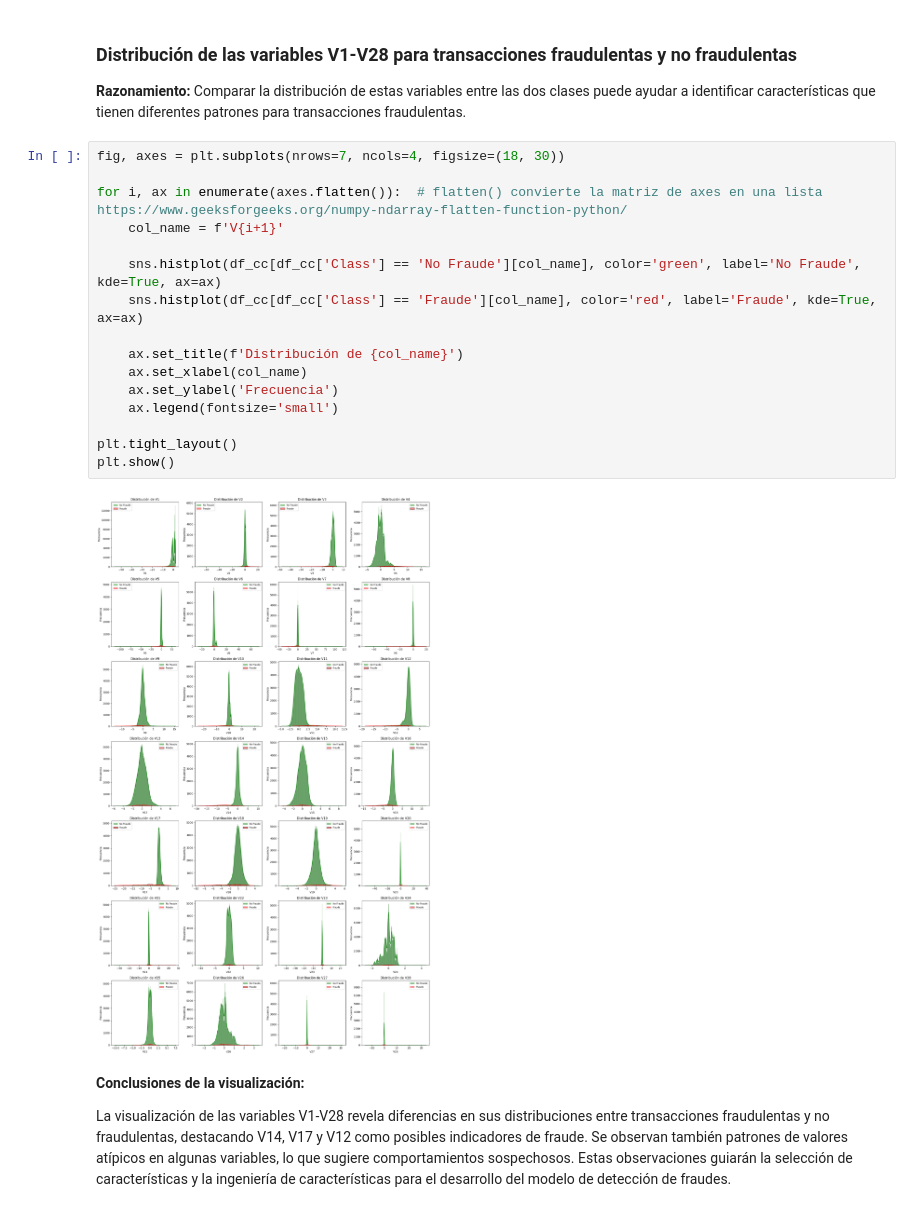
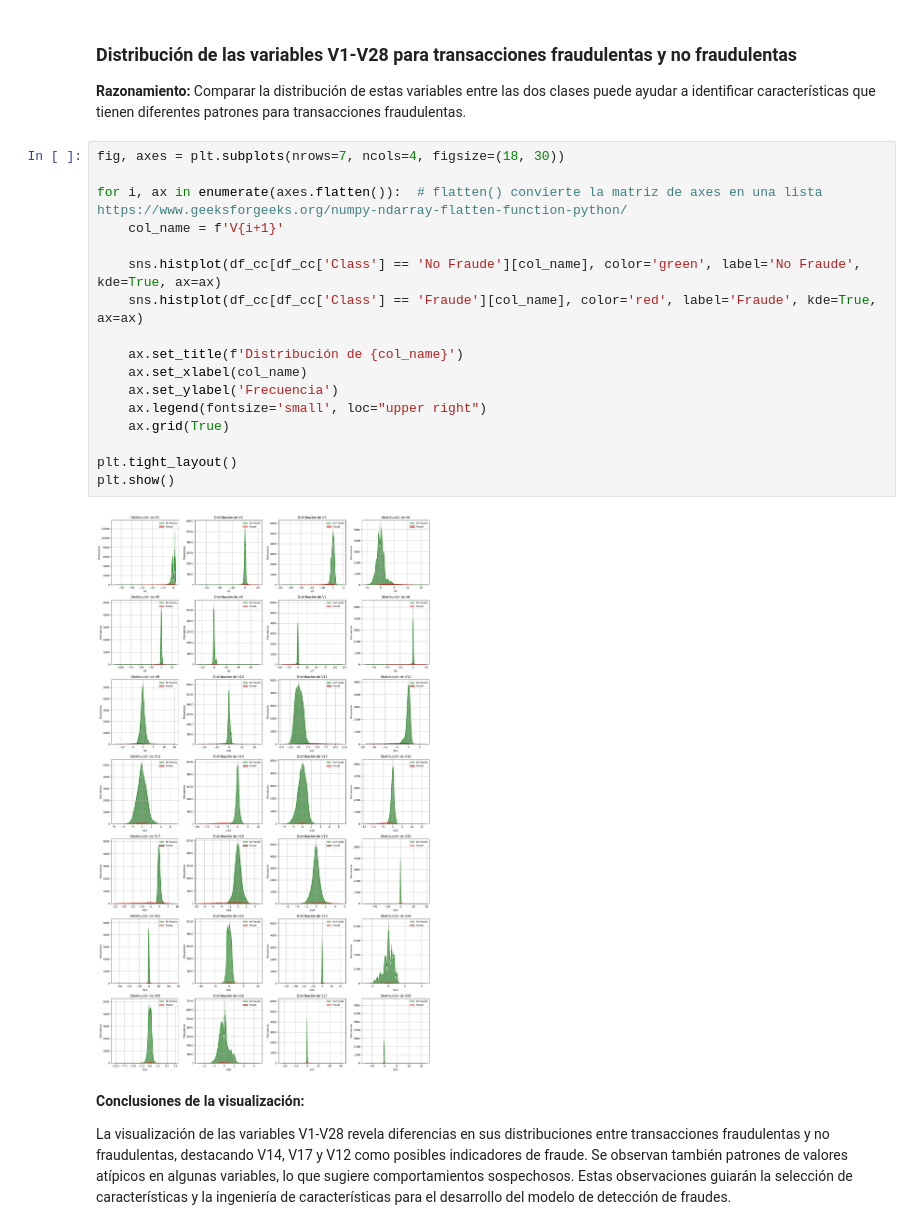
Before and after one commit to dmrivero87/coder_proyectDT, a Jupyter notebook: ProyectoDS_ParteIII_DRivero.ipynb, the cells around one changed output. Cells and saved outputs as stored; diff of their text form.

```diff
--- a/ProyectoDS_ParteIII_DRivero.ipynb
+++ b/ProyectoDS_ParteIII_DRivero.ipynb
@@ -197,21 +197,22 @@ plt.show()
 # %%
 fig, axes = plt.subplots(nrows=7, ncols=4, figsize=(18, 30))
 
 for i, ax in enumerate(axes.flatten()):  # flatten() convierte la matriz de axes en una lista https://www.geeksforgeeks.org/numpy-ndarray-flatten-function-python/
     col_name = f'V{i+1}'
 
     sns.histplot(df_cc[df_cc['Class'] == 'No Fraude'][col_name], color='green', label='No Fraude', kde=True, ax=ax)
     sns.histplot(df_cc[df_cc['Class'] == 'Fraude'][col_name], color='red', label='Fraude', kde=True, ax=ax)
 
     ax.set_title(f'Distribución de {col_name}')
     ax.set_xlabel(col_name)
     ax.set_ylabel('Frecuencia')
-    ax.legend(fontsize='small')
+    ax.legend(fontsize='small', loc="upper right")
+    ax.grid(True)
 
 plt.tight_layout()
 plt.show()
 # %% [output]
-[figure, old version]
+[figure, new version]
 # %% [markdown]
 **Conclusiones de la visualización:**
 
```
Also changed, not shown: parts of 1 cell of this notebook.
